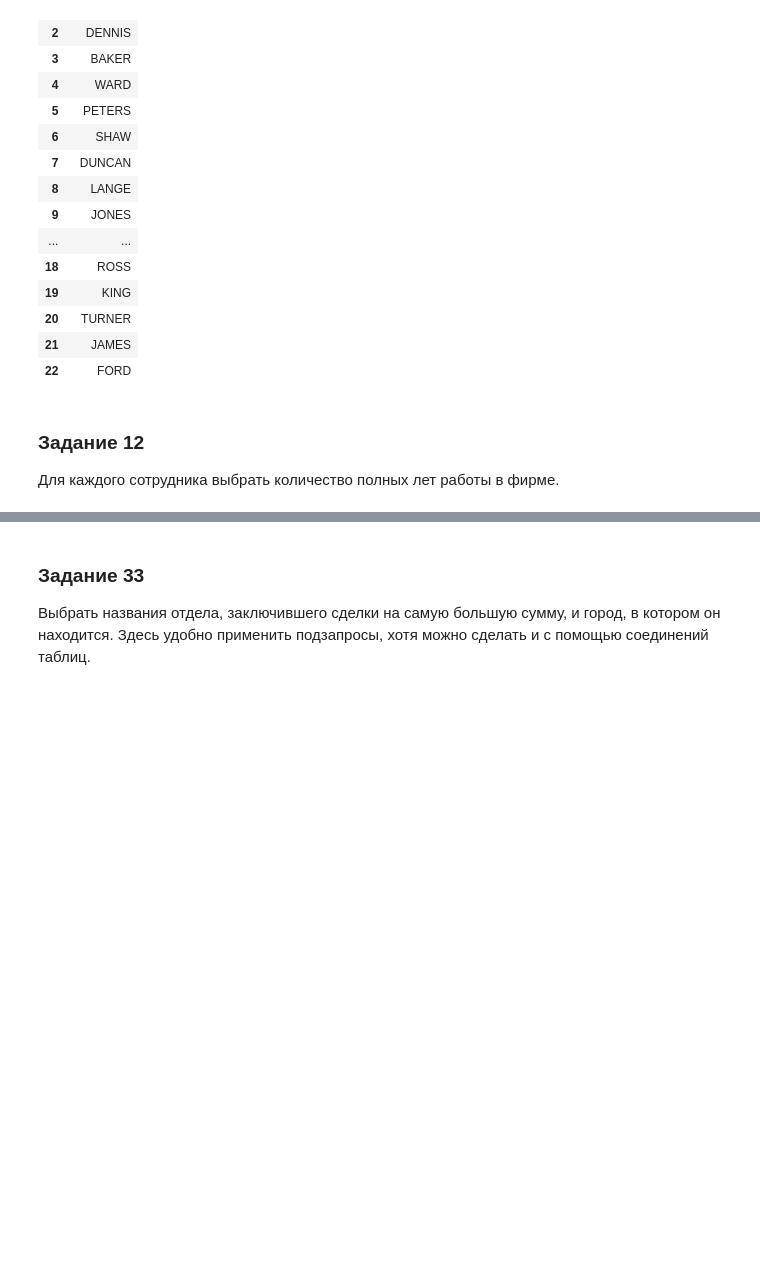
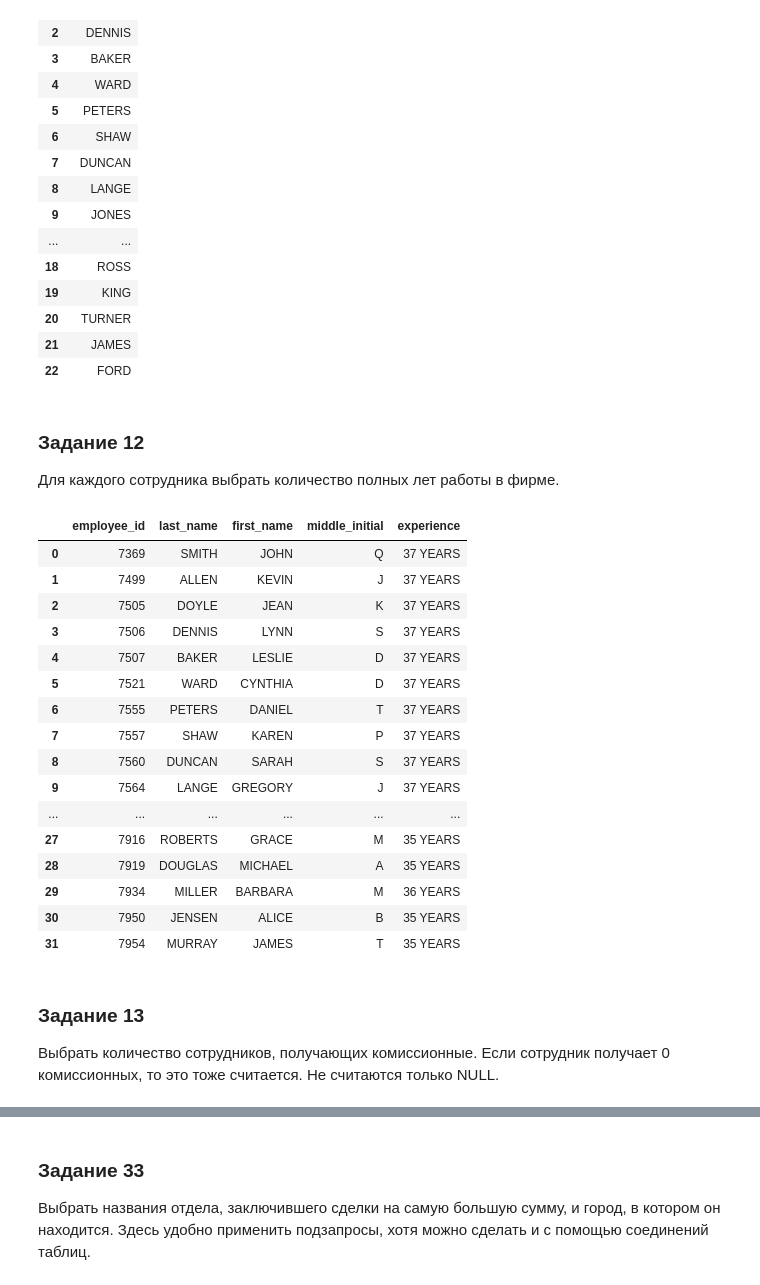
Before and after one commit to Ed00107/sbd1, a Jupyter notebook: Большое_ДЗ_1.ipynb, the cells around one changed output, grey strips where cells are left out. Saved outputs shown, nothing was run; the diff lists cells and outputs as text; code cells hidden in the pictures; blank space fills up the shorter version.

```diff
--- a/Большое_ДЗ_1.ipynb
+++ b/Большое_ДЗ_1.ipynb
@@ -304,3 +296,35 @@ SELECT last_name
 # %% [markdown]
 ### Задание 12
 Для каждого сотрудника выбрать количество полных лет работы в фирме.
+# %%
+pd.read_sql_query("""
+SELECT
+      employee_id,
+      last_name,
+      first_name,
+      middle_initial,
+      TO_CHAR(AGE(hire_date), 'YY "YEARS"') AS Experience
+FROM
+      da.employee
+""", conn)
+# %% [output]
+|  | employee_id | last_name | first_name | middle_initial | experience |
+| 0 | 7369 | SMITH | JOHN | Q | 37 YEARS |
+| 1 | 7499 | ALLEN | KEVIN | J | 37 YEARS |
+| 2 | 7505 | DOYLE | JEAN | K | 37 YEARS |
+| 3 | 7506 | DENNIS | LYNN | S | 37 YEARS |
+| 4 | 7507 | BAKER | LESLIE | D | 37 YEARS |
+| 5 | 7521 | WARD | CYNTHIA | D | 37 YEARS |
+| 6 | 7555 | PETERS | DANIEL | T | 37 YEARS |
+| 7 | 7557 | SHAW | KAREN | P | 37 YEARS |
+| 8 | 7560 | DUNCAN | SARAH | S | 37 YEARS |
+| 9 | 7564 | LANGE | GREGORY | J | 37 YEARS |
+| ... | ... | ... | ... | ... | ... |
+| 27 | 7916 | ROBERTS | GRACE | M | 35 YEARS |
+| 28 | 7919 | DOUGLAS | MICHAEL | A | 35 YEARS |
+| 29 | 7934 | MILLER | BARBARA | M | 36 YEARS |
+| 30 | 7950 | JENSEN | ALICE | B | 35 YEARS |
+| 31 | 7954 | MURRAY | JAMES | T | 35 YEARS |
+# %% [markdown]
+### Задание 13
+Выбрать количество сотрудников, получающих комиссионные. Если сотрудник получает 0 комиссионных, то это тоже считается. Не считаются только NULL.
```
Also changed, not shown: parts of 113 cells of this notebook.
